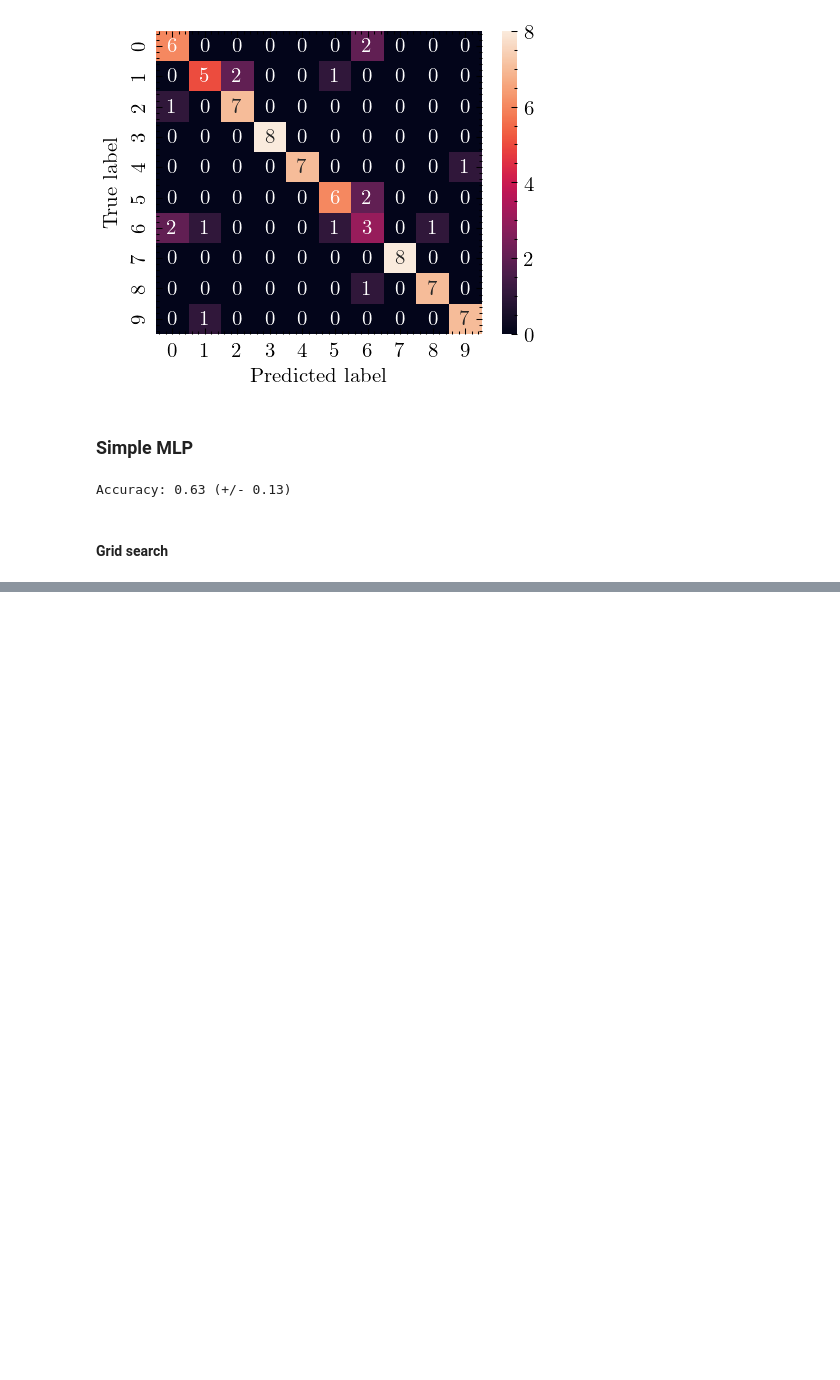
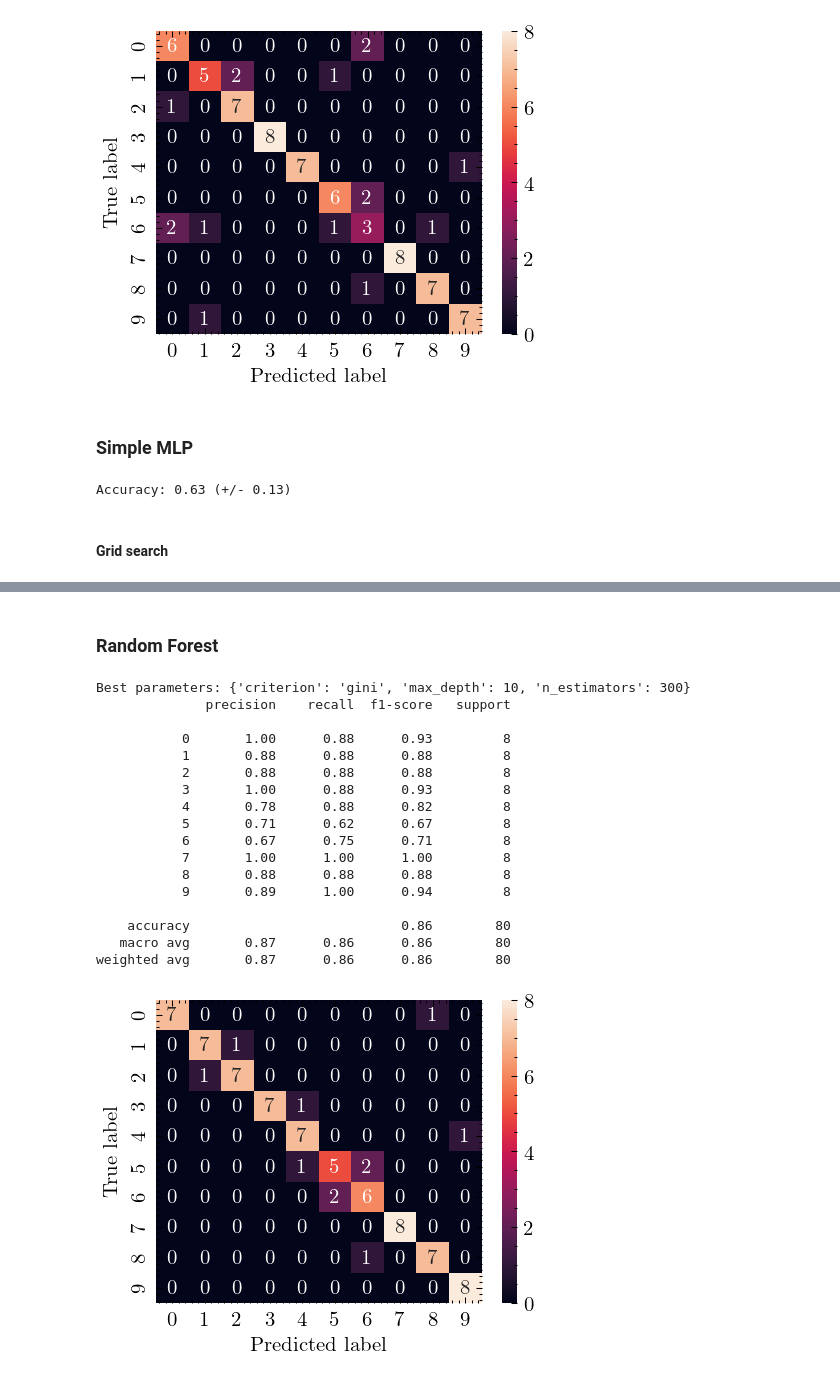
Before and after one commit to FilippoUslenghi/audio-pattern, a Jupyter notebook: project.ipynb, the cells around one changed output, grey strips where cells are left out. Saved outputs shown, nothing was run; the diff lists cells and outputs as text; code cells hidden in the pictures; blank space fills up the shorter version.

Commit message:
Added reandom forest

```diff
--- a/project.ipynb
+++ b/project.ipynb
@@ -615,0 +635,44 @@ plt.show()
+# %% [markdown]
+### Random Forest
+# %%
+# Apply random forest classifier
+from sklearn.ensemble import RandomForestClassifier
+
+param_grid = {
+    "n_estimators": [100, 200, 300, 400, 500],
+    "max_depth": [10, 20, 30, 40, 50],
+    "criterion": ["gini", "entropy"],
+}
+
+clf = RandomForestClassifier(random_state=SEED)
+grid_search = GridSearchCV(clf, param_grid, refit=True, cv=5, n_jobs=-1)
+grid_search.fit(X_train, y_train)
+print(f"Best parameters: {grid_search.best_params_}")
+
+y_pred = grid_search.predict(X_test)
+print(classification_report(y_test, y_pred))
+
+plt.figure(dpi=150)
+sns.heatmap(confusion_matrix(y_test, y_pred), annot=True)
+plt.xlabel("Predicted label")
+plt.ylabel("True label")
+plt.show()
+# %% [output]
+Best parameters: {'criterion': 'gini', 'max_depth': 10, 'n_estimators': 300}
+              precision    recall  f1-score   support
+
+           0       1.00      0.88      0.93         8
+           1       0.88      0.88      0.88         8
+           2       0.88      0.88      0.88         8
+           3       1.00      0.88      0.93         8
+           4       0.78      0.88      0.82         8
+           5       0.71      0.62      0.67         8
+           6       0.67      0.75      0.71         8
+           7       1.00      1.00      1.00         8
+           8       0.88      0.88      0.88         8
+           9       0.89      1.00      0.94         8
+
+    accuracy                           0.86        80
+   macro avg       0.87      0.86      0.86        80
+weighted avg       0.87      0.86      0.86        80
+[figure, added]
```
Also changed, not shown: parts of 1 cell of this notebook, 1 other file.
